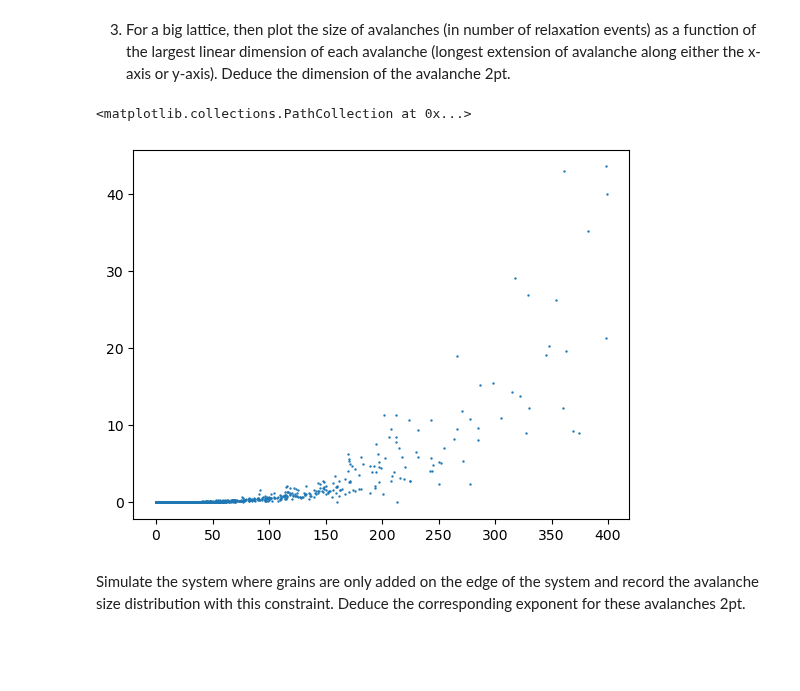
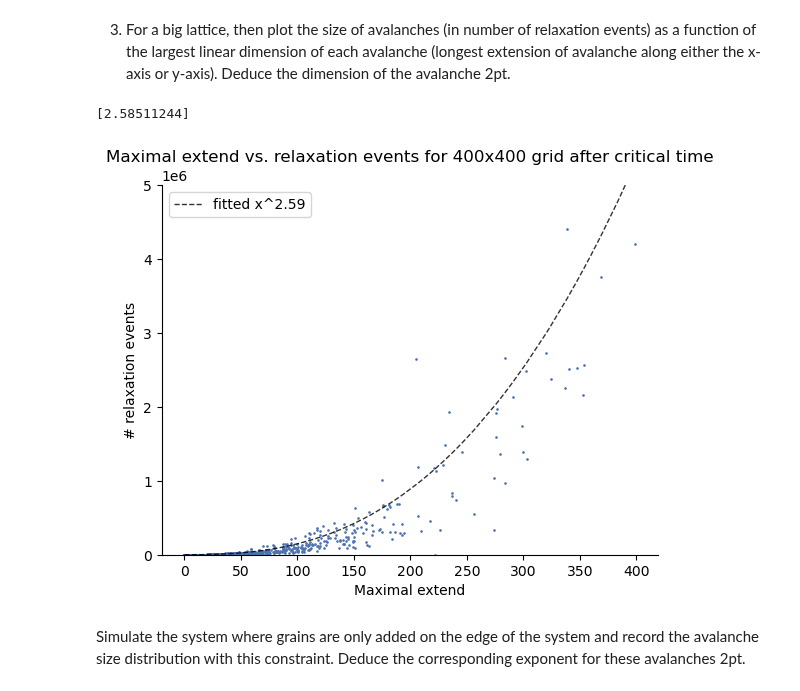
Before and after one commit to JakobSchauser/MscPhysics, a Jupyter notebook: Complex Physics/HandIn2/handin2.ipynb, the cells around one changed output. Saved outputs shown, nothing was run; the diff lists cells and outputs as text; code cells hidden in the pictures; blank space fills up the shorter version.

```diff
--- a/Complex Physics/HandIn2/handin2.ipynb
+++ b/Complex Physics/HandIn2/handin2.ipynb
@@ -194,10 +289,32 @@ plt.show()
 size = 400
 grid, ns, extends = run(size, 120000)
 first_time = np.where(ns/(size*size) > 4)[0][0]
-# %%
-plt.scatter(extends[first_time:], ns[first_time:]/(size*size), s=0.5)
-# %% [output]
-<matplotlib.collections.PathCollection at 0x...>
-[figure, removed]
+# %%
+import matplotlib.pyplot as plt
+from scipy.optimize import curve_fit
+
+plt.scatter(extends[first_time:], ns[first_time:], s=0.8, color = colors[0])
+
+dimension_func = lambda x, b: np.power(x, b)
+
+popt, pcov = curve_fit(dimension_func, extends[first_time:], ns[first_time:])
+print(popt)
+
+srt = np.argsort(extends[first_time:])
+x = extends[first_time:][srt]
+y = dimension_func(extends[first_time:], *popt)[srt]
+plt.plot(x, y, '--', linewidth=1, c="black", label=f"fitted x^{popt[0]:.3}", alpha=0.8)
+plt.ylim(0, 5e6)
+plt.legend()
+sns.despine()
+
+plt.xlabel("Maximal extend")
+plt.ylabel("# relaxation events")
+
+plt.title("Maximal extend vs. relaxation events for 400x400 grid after critical time")
+plt.show()
+# %% [output]
+[2.58511244]
+[figure, added]
 # %% [markdown]
 Simulate the system where grains are only added on the edge of the system and record the avalanche size distribution with this constraint. Deduce the corresponding exponent for these avalanches 2pt.
```
Also changed, not shown: parts of 9 cells of this notebook, 5 other files.
